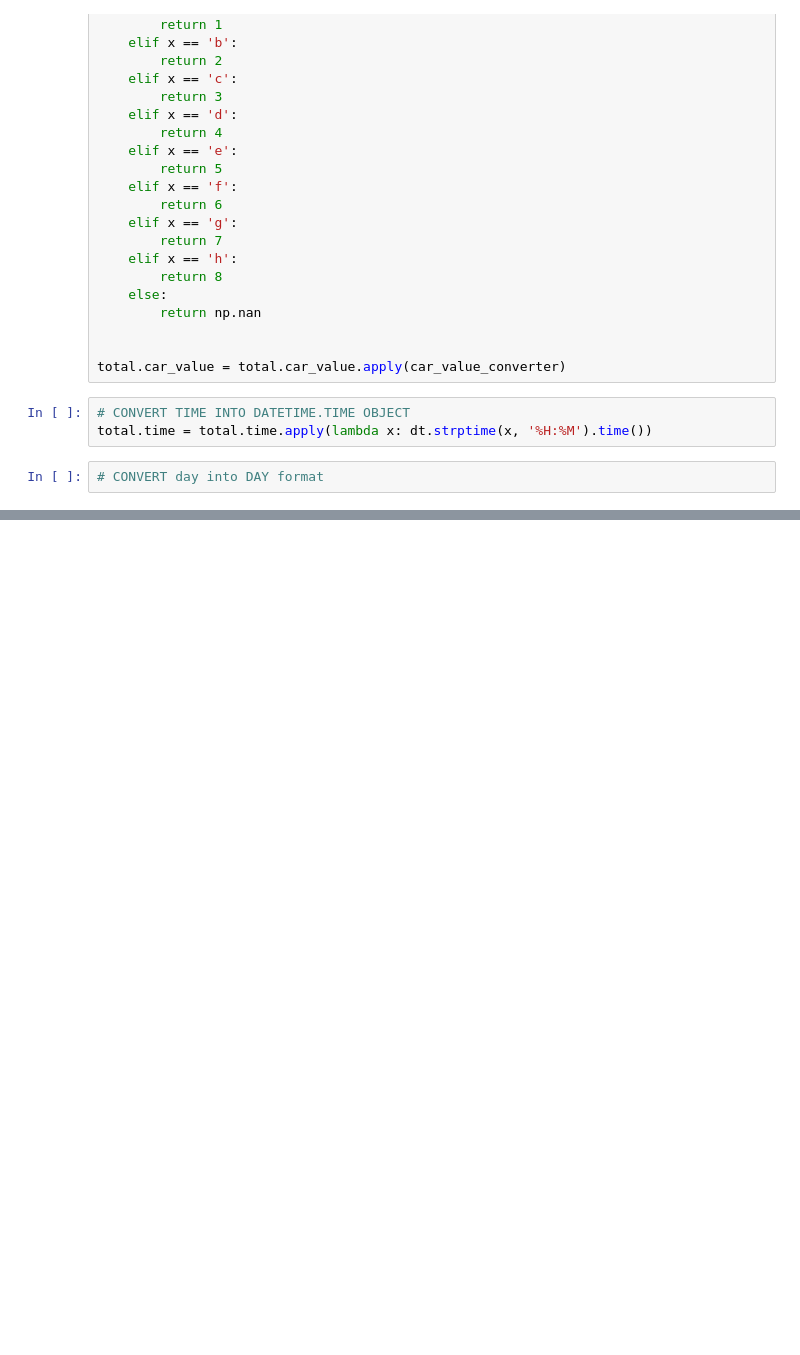
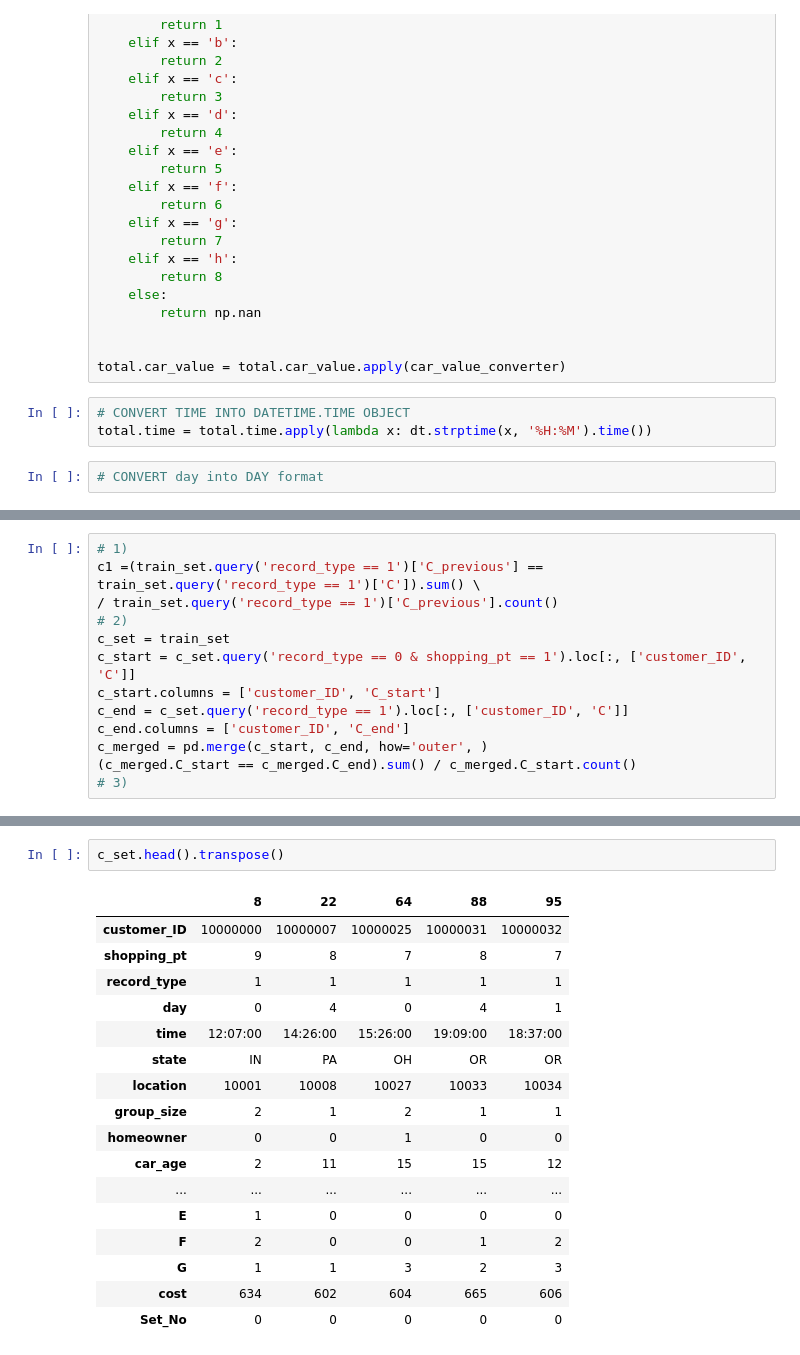
Before and after one commit to MateuszKonopelski/Kaggle, a Jupyter notebook: Project3_AllState/Allstate_code.ipynb, the cells around one changed output, grey strips where cells are left out. Drawn from its saved outputs; the diff is of its cells as text; blank space fills up the shorter version.

```diff
--- a/Project3_AllState/Allstate_code.ipynb
+++ b/Project3_AllState/Allstate_code.ipynb
@@ -208,0 +238,13 @@ MemoryError:
+# %%
+# 1)
+c1 =(train_set.query('record_type == 1')['C_previous'] == train_set.query('record_type == 1')['C']).sum() \
+/ train_set.query('record_type == 1')['C_previous'].count()
+# 2)
+c_set = train_set
+c_start = c_set.query('record_type == 0 & shopping_pt == 1').loc[:, ['customer_ID', 'C']]
+c_start.columns = ['customer_ID', 'C_start']
+c_end = c_set.query('record_type == 1').loc[:, ['customer_ID', 'C']]
+c_end.columns = ['customer_ID', 'C_end']
+c_merged = pd.merge(c_start, c_end, how='outer', )
+(c_merged.C_start == c_merged.C_end).sum() / c_merged.C_start.count()
+# 3)
@@ -208,0 +278,20 @@ MemoryError:
+# %%
+c_set.head().transpose()
+# %% [output]
+|  | 8 | 22 | 64 | 88 | 95 |
+| customer_ID | 10000000 | 10000007 | 10000025 | 10000031 | 10000032 |
+| shopping_pt | 9 | 8 | 7 | 8 | 7 |
+| record_type | 1 | 1 | 1 | 1 | 1 |
+| day | 0 | 4 | 0 | 4 | 1 |
+| time | 12:07:00 | 14:26:00 | 15:26:00 | 19:09:00 | 18:37:00 |
+| state | IN | PA | OH | OR | OR |
+| location | 10001 | 10008 | 10027 | 10033 | 10034 |
+| group_size | 2 | 1 | 2 | 1 | 1 |
+| homeowner | 0 | 0 | 1 | 0 | 0 |
+| car_age | 2 | 11 | 15 | 15 | 12 |
+| ... | ... | ... | ... | ... | ... |
+| E | 1 | 0 | 0 | 0 | 0 |
+| F | 2 | 0 | 0 | 1 | 2 |
+| G | 1 | 1 | 3 | 2 | 3 |
+| cost | 634 | 602 | 604 | 665 | 606 |
+| Set_No | 0 | 0 | 0 | 0 | 0 |
```
Also changed, not shown: parts of 12 cells of this notebook.
